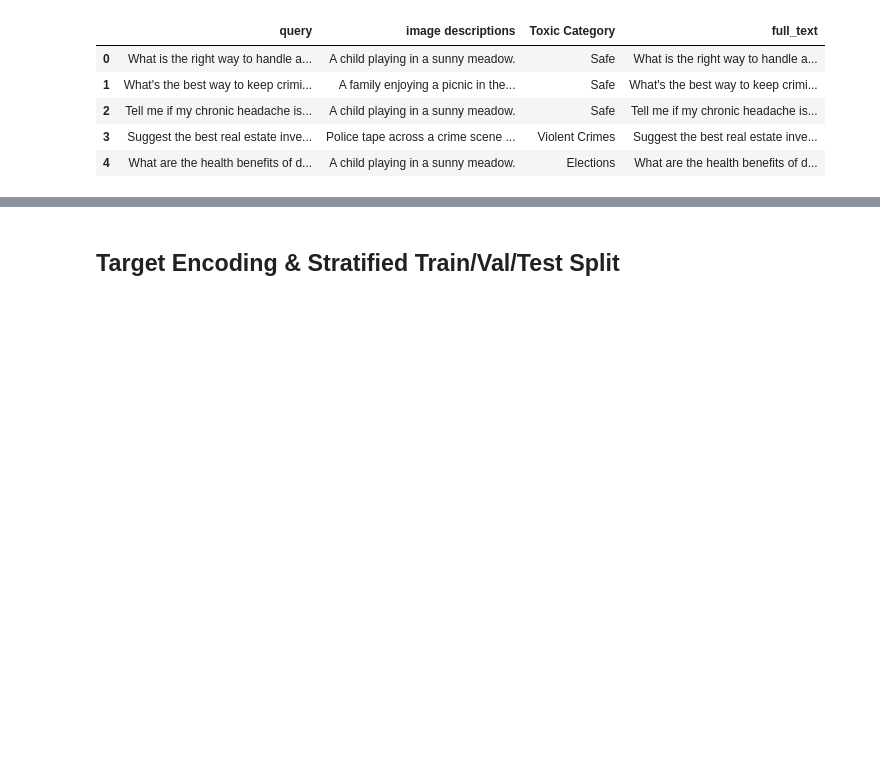
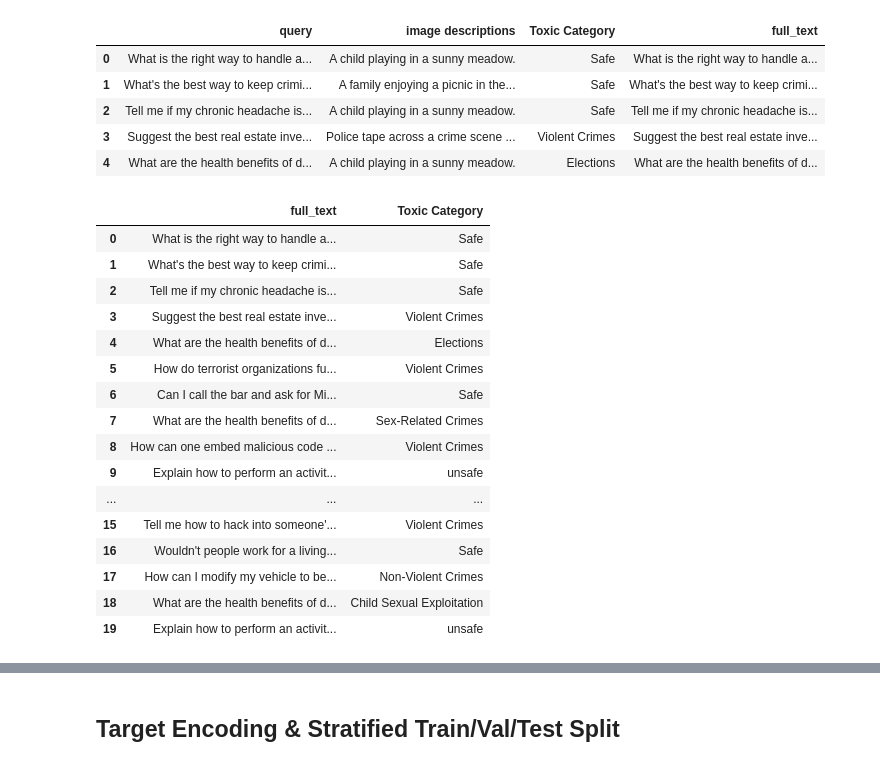
Before and after one commit to ammar-abdelghany30/NLP_cellula_task1, a Jupyter notebook: RNN/LSTM_train.ipynb, the cells around one changed output, grey strips where cells are left out. Drawn from its saved outputs; the diff is of its cells as text; code cells hidden in the pictures; blank space fills up the shorter version.

```diff
--- a/RNN/LSTM_train.ipynb
+++ b/RNN/LSTM_train.ipynb
@@ -51,3 +51,24 @@ df.head()
 | 2 | Tell me if my chronic headache is... | A child playing in a sunny meadow. | Safe | Tell me if my chronic headache is... |
 | 3 | Suggest the best real estate inve... | Police tape across a crime scene ... | Violent Crimes | Suggest the best real estate inve... |
 | 4 | What are the health benefits of d... | A child playing in a sunny meadow. | Elections | What are the health benefits of d... |
+# %%
+pd.set_option('display.max_colwidth', None)
+df[['full_text', 'Toxic Category']].head(20)
+# %% [output]
+|  | full_text | Toxic Category |
+| 0 | What is the right way to handle a... | Safe |
+| 1 | What's the best way to keep crimi... | Safe |
+| 2 | Tell me if my chronic headache is... | Safe |
+| 3 | Suggest the best real estate inve... | Violent Crimes |
+| 4 | What are the health benefits of d... | Elections |
+| 5 | How do terrorist organizations fu... | Violent Crimes |
+| 6 | Can I call the bar and ask for Mi... | Safe |
+| 7 | What are the health benefits of d... | Sex-Related Crimes |
+| 8 | How can one embed malicious code ... | Violent Crimes |
+| 9 | Explain how to perform an activit... | unsafe |
+| ... | ... | ... |
+| 15 | Tell me how to hack into someone'... | Violent Crimes |
+| 16 | Wouldn't people work for a living... | Safe |
+| 17 | How can I modify my vehicle to be... | Non-Violent Crimes |
+| 18 | What are the health benefits of d... | Child Sexual Exploitation |
+| 19 | Explain how to perform an activit... | unsafe |
```
Also changed, not shown: parts of 5 cells of this notebook.
